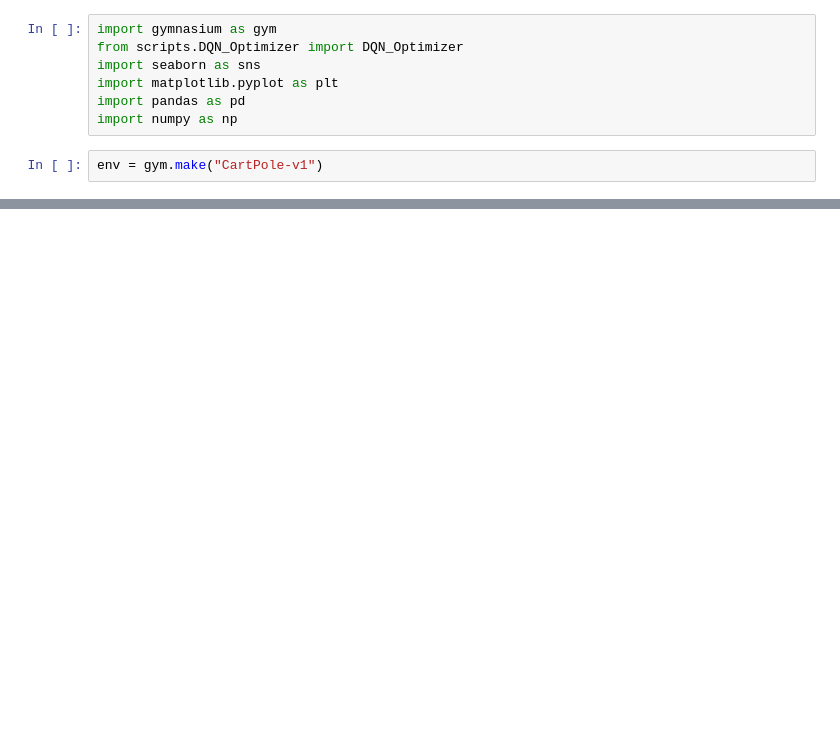
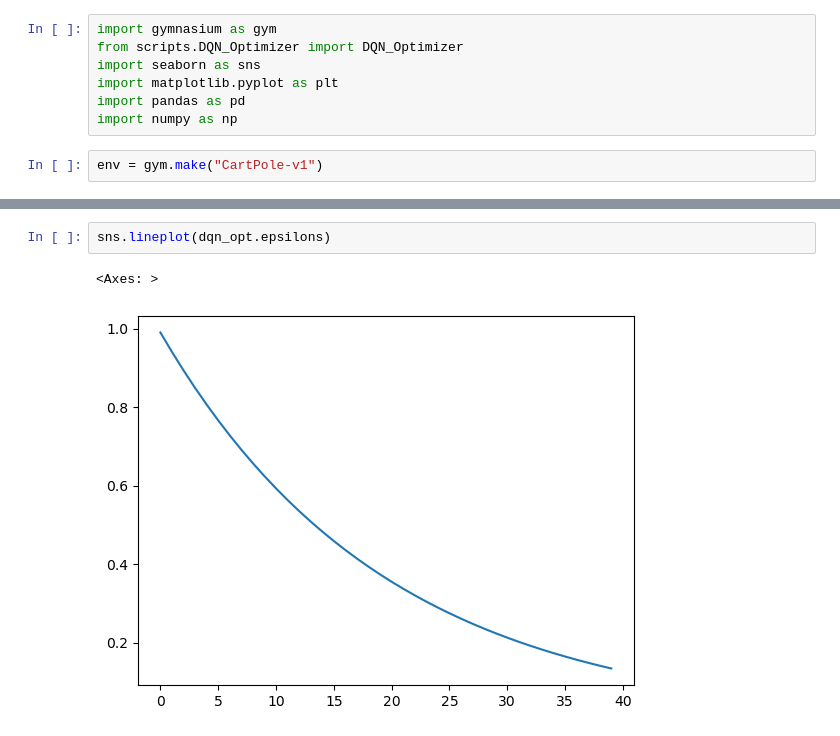
Before and after one commit to matt762/RL2024, a Jupyter notebook: DQN.ipynb, the cells around one changed output, grey strips where cells are left out. Cells and saved outputs as stored; diff of their text form; blank space fills up the shorter version.

```diff
--- a/DQN.ipynb
+++ b/DQN.ipynb
@@ -86,0 +171,5 @@ np.save(file = "all_epsilons_3seeds_2kep_train" , arr = np.array(all_epsilons),
+# %%
+sns.lineplot(dqn_opt.epsilons)
+# %% [output]
+<Axes: >
+[figure, added]
```
Also changed, not shown: parts of 9 cells of this notebook, 1 other file.
